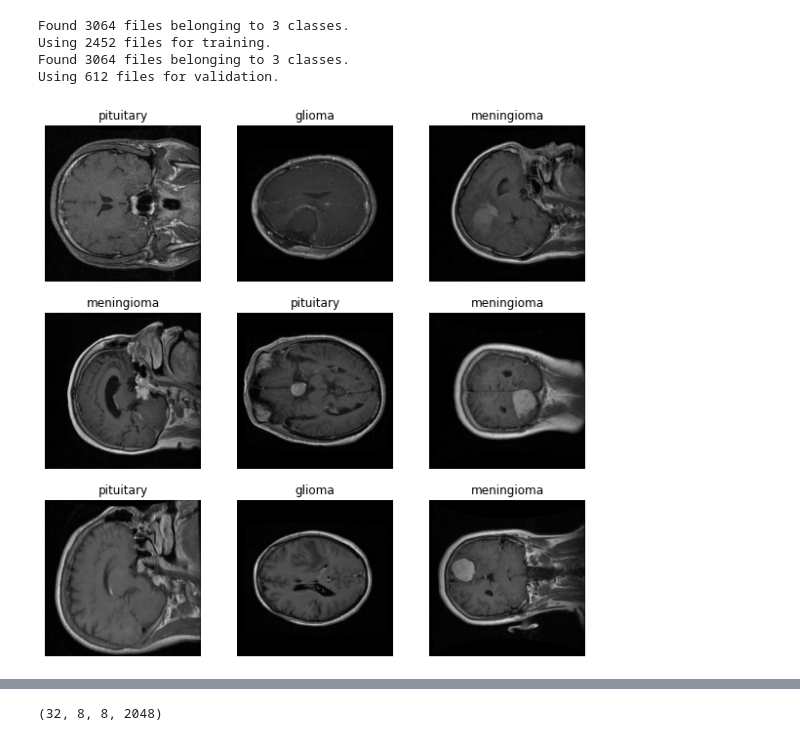
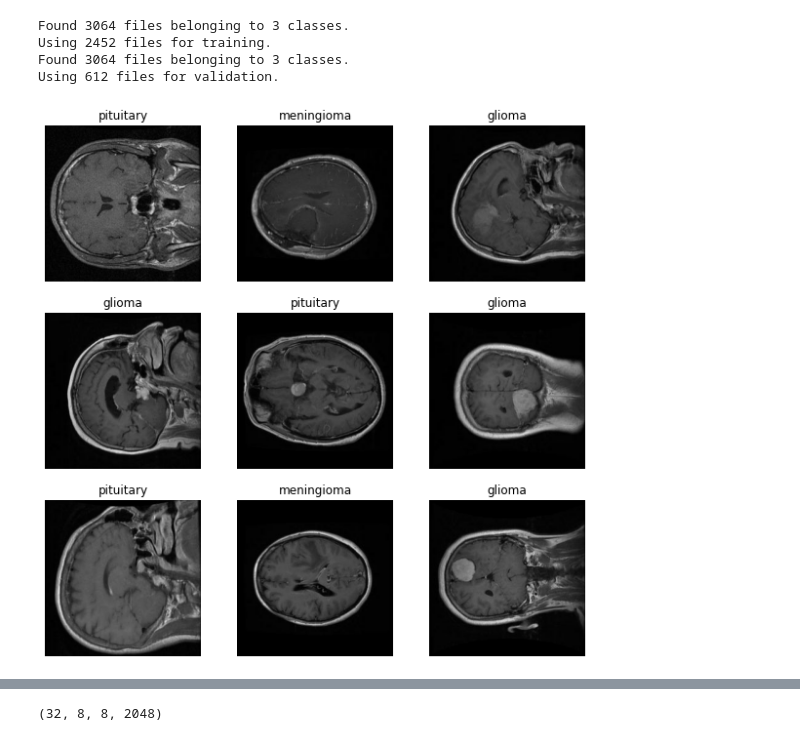
Before and after one commit to aironak/Brain_Tumor_detector, a Jupyter notebook: Brain_Tumor_TFLearning_model_resnet50.ipynb, the cells around one changed output, grey strips where cells are left out. Cells and saved outputs as stored; diff of their text form; code cells hidden in the pictures.

```diff
--- a/Brain_Tumor_TFLearning_model_resnet50.ipynb
+++ b/Brain_Tumor_TFLearning_model_resnet50.ipynb
@@ -59,16 +59,16 @@ Using 2452 files for training.
 Found 3064 files belonging to 3 classes.
 Using 612 files for validation.
 # %%
-class_names = ['glioma', 'meningioma', 'pituitary']
+class_names = [ 'meningioma', 'glioma','pituitary']
 plt.figure(figsize=(10, 10))
 for images, labels in train_ds.take(1):
   for i in range(9):
       ax = plt.subplot(3, 3, i + 1)
       plt.imshow(images[i].numpy().astype("uint8"))
       plt.title(class_names[int(labels[i])])
       plt.axis("off")
 # %% [output]
-[figure, old version]
+[figure, new version]
 # %%
 data_augmentation = keras.Sequential(
     [
```
Also changed, not shown: parts of 10 cells of this notebook, 5 other files.
